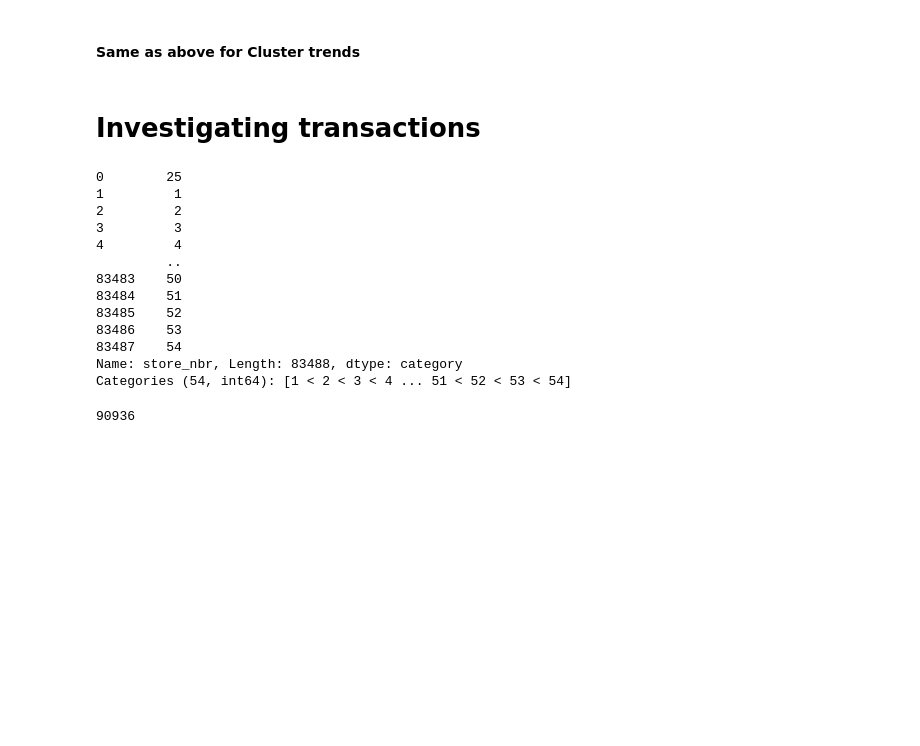
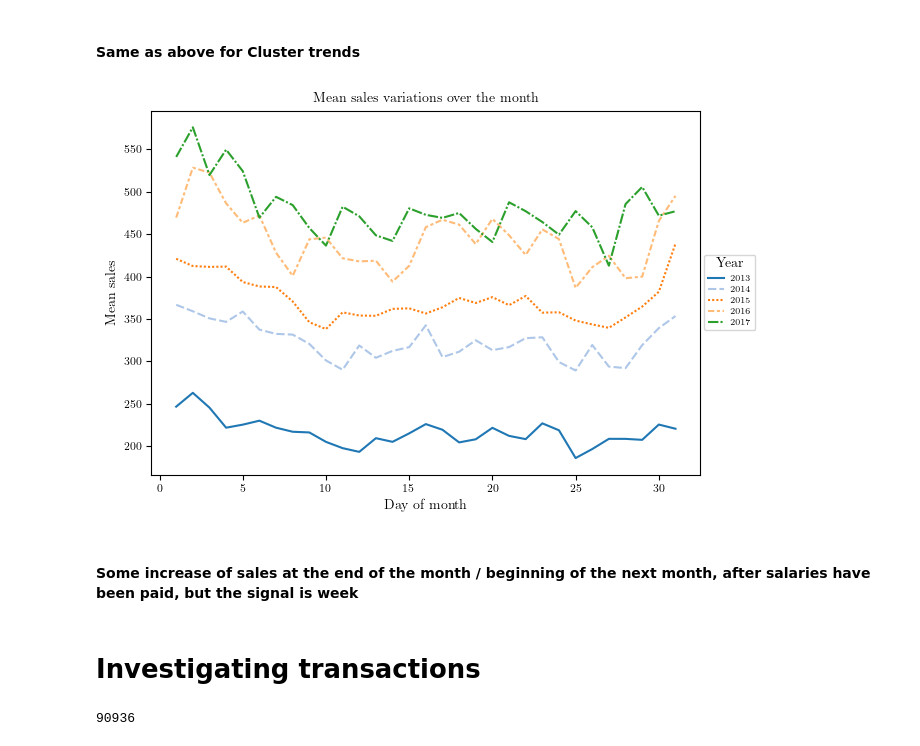
Before and after one commit to bertlem/kaggle-store-sales-ts-forecasting, a Jupyter notebook: data_exploration.ipynb, the cells around one changed output. Saved outputs shown, nothing was run; the diff lists cells and outputs as text; code cells hidden in the pictures; blank space fills up the shorter version.

```diff
--- a/data_exploration.ipynb
+++ b/data_exploration.ipynb
@@ -127,6 +139,33 @@ def weekly_mean_plot(df, group, col, xlab, ylab, title, legend_title, path, file
     fig.tight_layout()
     file = path / str(filename)
     fig.savefig(file, format='pdf')
+# %%
+def monthly_mean_plot(df, group, col, xlab, ylab, title, legend_title, path, filename, cm):
+
+    # df: dataframe. must contain the columns: 'group', 'dayname' and the relevant 'col' column to plot
+    # group: the df column one wants to groupby
+    # col: the df column one wants to investigate
+    # 'dayofmonth' : self-explanatory
+
+    temp = df.groupby([str(group), 'dayofmonth'])[col].mean().reset_index().copy()
+
+    df_wide = temp.pivot(index='dayofmonth', columns=str(group), values=col)
+
+    fig = plt.figure(figsize=(18*cm, 12*cm))
+
+    ax = sns.lineplot(data=df_wide, palette='tab20')
+
+    ax.set_xlabel(xlab)
+    ax.set_ylabel(ylab)
+    ax.set_title(title)
+
+    ax.legend(title=legend_title,
+              loc="center left",
+              bbox_to_anchor=(1, 0, 0.5, 1))
+
+    fig.tight_layout()
+    file = path / str(filename)
+    fig.savefig(file, format='pdf')
 # %%
 def barploth(df, group, col, xlab, ylab, title, path, filename, cm):
 
@@ -268,38 +306,15 @@ weekly_mean_plot(data, 'cluster', 'sales', r'Day of week', r'Mean sales', r'Mean
 [figure]
 # %% [markdown]
 #### Same as above for Cluster trends
+# %%
+monthly_mean_plot(data, 'year', 'sales', r'Day of month', r'Mean sales', r'Mean sales variations over the month', \
+                 r'Year', path_plots, 'monthly_mean_sales_per_year.pdf', cm)
+# %% [output]
+[figure, added]
+# %% [markdown]
+#### Some increase of sales at the end of the month / beginning of the next month, after salaries have been paid, but the signal is week
 # %% [markdown]
 # Investigating transactions
-# %%
-# load transactions data
-transactions = pd.read_csv(
-    path_data / 'transactions.csv',
-    usecols=['date', 'store_nbr', 'transactions'],
-    dtype={#'store_nbr': 'category',
-           'transactions': 'float32',
-          },
-    parse_dates=['date'],
-    infer_datetime_format=True,
-    )
-
-transactions['date'] = pd.to_datetime(transactions['date'])
-
-transactions.store_nbr = pd.Categorical(transactions.store_nbr, categories=liststore, ordered=True)
-transactions.store_nbr
-# %% [output]
-0        25
-1         1
-2         2
-3         3
-4         4
-         ..
-83483    50
-83484    51
-83485    52
-83486    53
-83487    54
-Name: store_nbr, Length: 83488, dtype: category
-Categories (54, int64): [1 < 2 < 3 < 4 ... 51 < 52 < 53 < 54]
 # %%
 temp = data.groupby(["date", "store_nbr"]).sales.sum().reset_index()
 print(len(temp))
```
Also changed, not shown: parts of 33 cells of this notebook, 19 other files.
